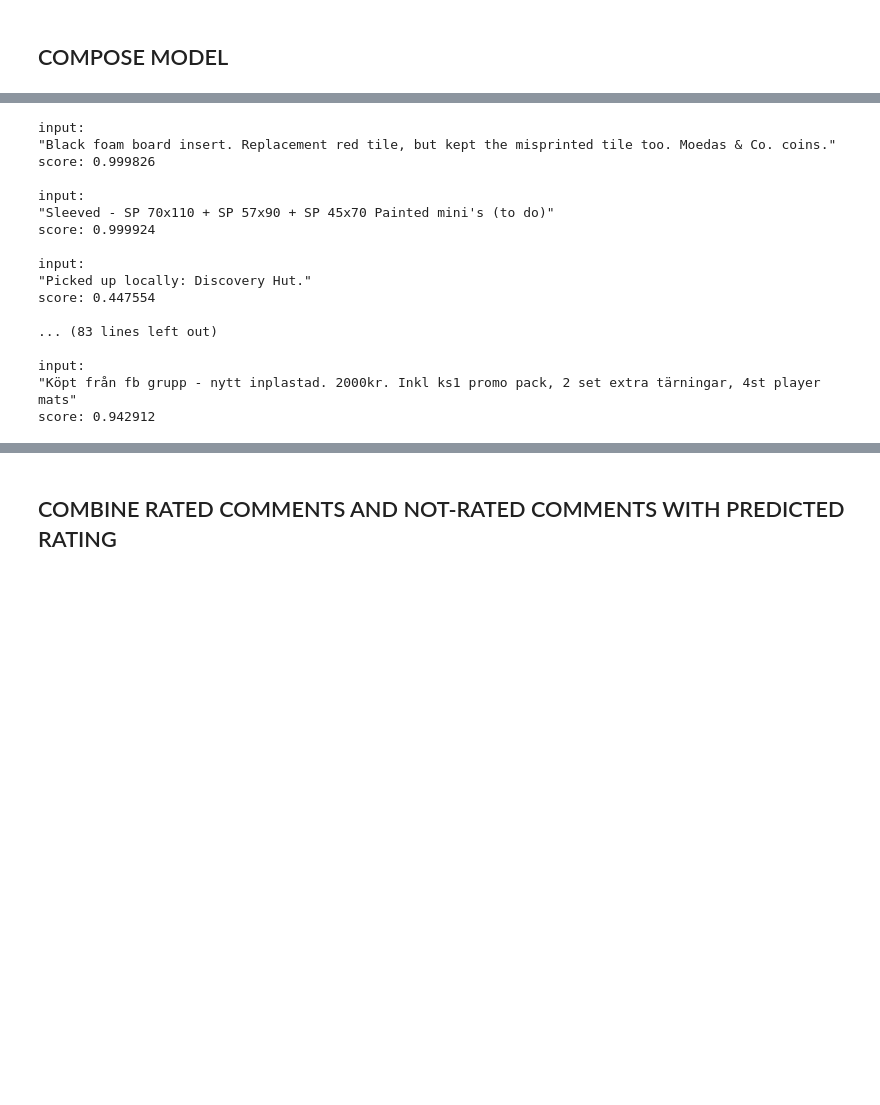
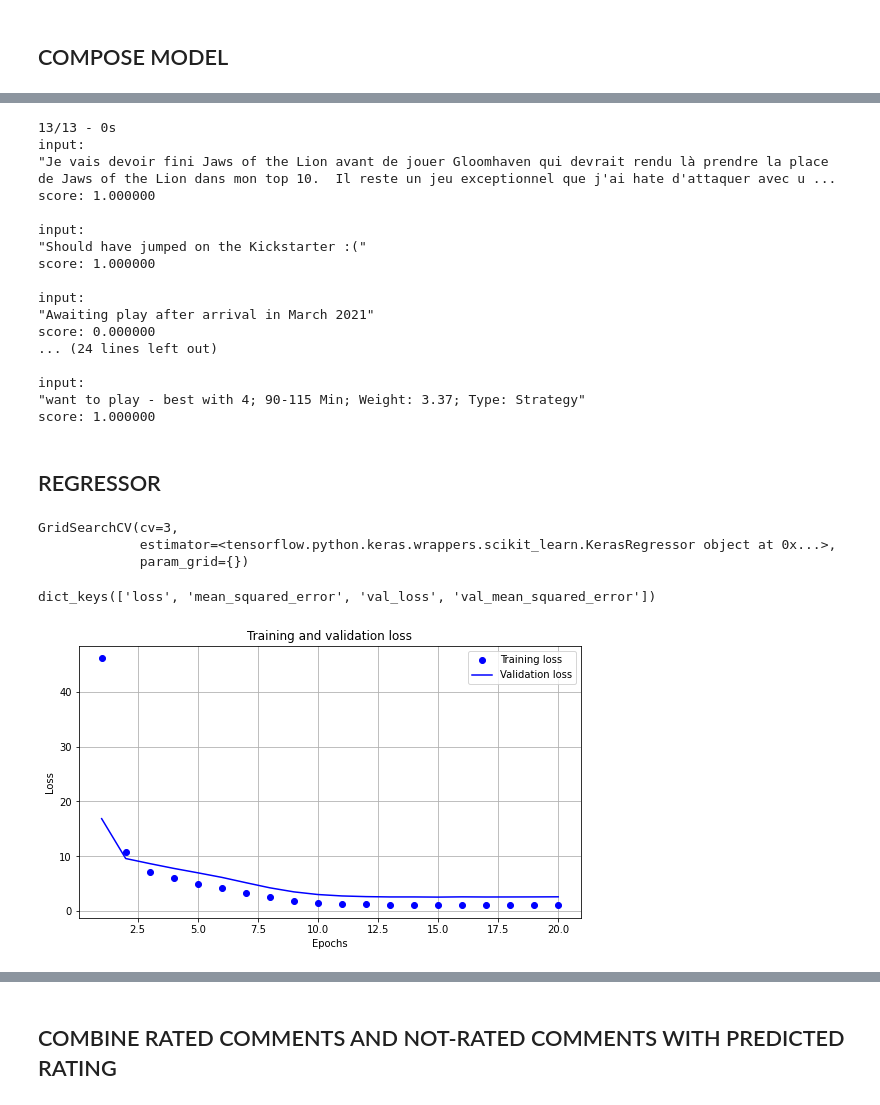
Before and after one commit to informatica92/BGG-fixed-ratings, a Jupyter notebook: bgg-fixed-rating.ipynb, the cells around one changed output, grey strips where cells are left out. Saved outputs shown, nothing was run; the diff lists cells and outputs as text; code cells hidden in the pictures; blank space fills up the shorter version.

```diff
--- a/bgg-fixed-rating.ipynb
+++ b/bgg-fixed-rating.ipynb
@@ -425,23 +444,44 @@ actual value:1
 ## APPLY MODEL ON NON-RATED COMMENTS
 # %%
 not_rated_comments = not_rated_comments.sample(frac=1)
-results = tf.sigmoid(model.predict(tf.constant(list(not_rated_comments.value.astype(str)))))
-print_my_examples(list(not_rated_comments.value), results, limit=25)
+results = classifier.predict(tf.constant(list(not_rated_comments.value.astype(str))))
+print_my_examples(list(not_rated_comments.value), results, limit=10)
 # %% [output]
+13/13 - 0s
 input:
-"Black foam board insert. Replacement red tile, but kept the misprinted tile too. Moedas & Co. coins."
-score: 0.999826
+"Je vais devoir fini Jaws of the Lion avant de jouer Gloomhaven qui devrait rendu là prendre la place de Jaws of the Lion dans mon top 10.  Il reste un jeu exceptionnel que j'ai hate d'attaquer avec u ...
+score: 1.000000
 
 input:
-"Sleeved - SP 70x110 + SP 57x90 + SP 45x70 Painted mini's (to do)"
-score: 0.999924
+"Should have jumped on the Kickstarter :("
+score: 1.000000
 
 input:
-"Picked up locally: Discovery Hut."
-score: 0.447554
-
-... (83 lines left out)
+"Awaiting play after arrival in March 2021"
+score: 0.000000
+... (24 lines left out)
 
 input:
-"Köpt från fb grupp - nytt inplastad. 2000kr. Inkl ks1 promo pack, 2 set extra tärningar, 4st player mats"
-score: 0.942912
+"want to play - best with 4; 90-115 Min; Weight: 3.37; Type: Strategy"
+score: 1.000000
+# %% [markdown]
+## REGRESSOR
+# %%
+def build_regressor():
+    return build_model(hub_layer, model_type='regressor', verbose=0)
+
+
+estimator = KerasRegressor(build_fn=build_regressor, epochs=100, batch_size=512, verbose=0, validation_split=VAL_FRACTION)
+x_train_reg = np.array(list(rated_comments.value))
+y_train_reg = np.array(list(rated_comments.rating.astype(float)))
+
+clf = GridSearchCV(
+    estimator,
+    cv=3,
+    param_grid={}
+)
+clf.fit(x_train_reg, y_train_reg, callbacks=[tf.keras.callbacks.EarlyStopping(monitor='val_mean_squared_error', patience=5, min_delta=0.001)])
+# %% [output]
+GridSearchCV(cv=3,
+             estimator=<tensorflow.python.keras.wrappers.scikit_learn.KerasRegressor object at 0x...>,
+             param_grid={})
@@ -447,0 +491,26 @@ score: 0.942912
+# %%
+regressor_history_dict.keys()
+# %% [output]
+dict_keys(['loss', 'mean_squared_error', 'val_loss', 'val_mean_squared_error'])
+# %%
+mean_squared_error = regressor_history_dict['mean_squared_error']
+val_mean_squared_error = regressor_history_dict['val_mean_squared_error']
+loss = regressor_history_dict['loss']
+val_loss = regressor_history_dict['val_loss']
+# %%
+epochs = range(1, len(mean_squared_error) + 1)
+# %%
+# "bo" is for "blue dot"
+plt.figure(figsize=(9, 5))
+plt.plot(epochs, loss, 'bo', label='Training loss')
+# b is for "solid blue line"
+plt.plot(epochs, val_loss, 'b', label='Validation loss')
+plt.title('Training and validation loss')
+plt.xlabel('Epochs')
+plt.ylabel('Loss')
+plt.grid(True)
+plt.legend()
+
+plt.show()
+# %% [output]
+[figure, added]
```
Also changed, not shown: parts of 42 cells of this notebook, 2 other files.
